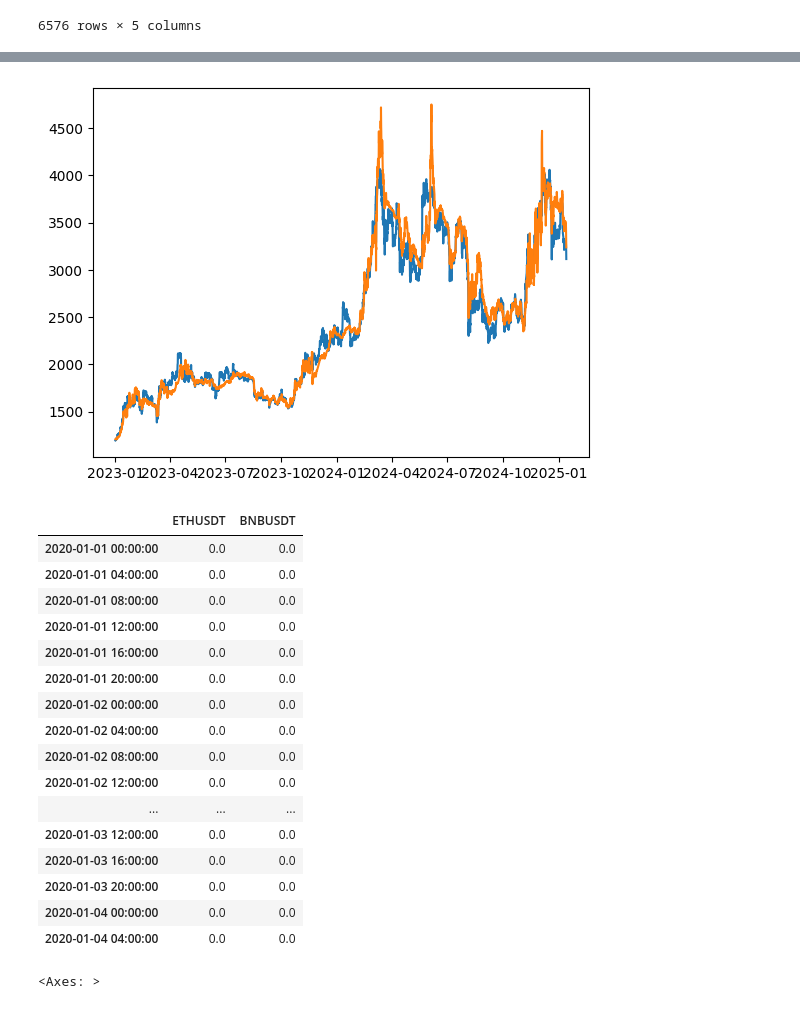
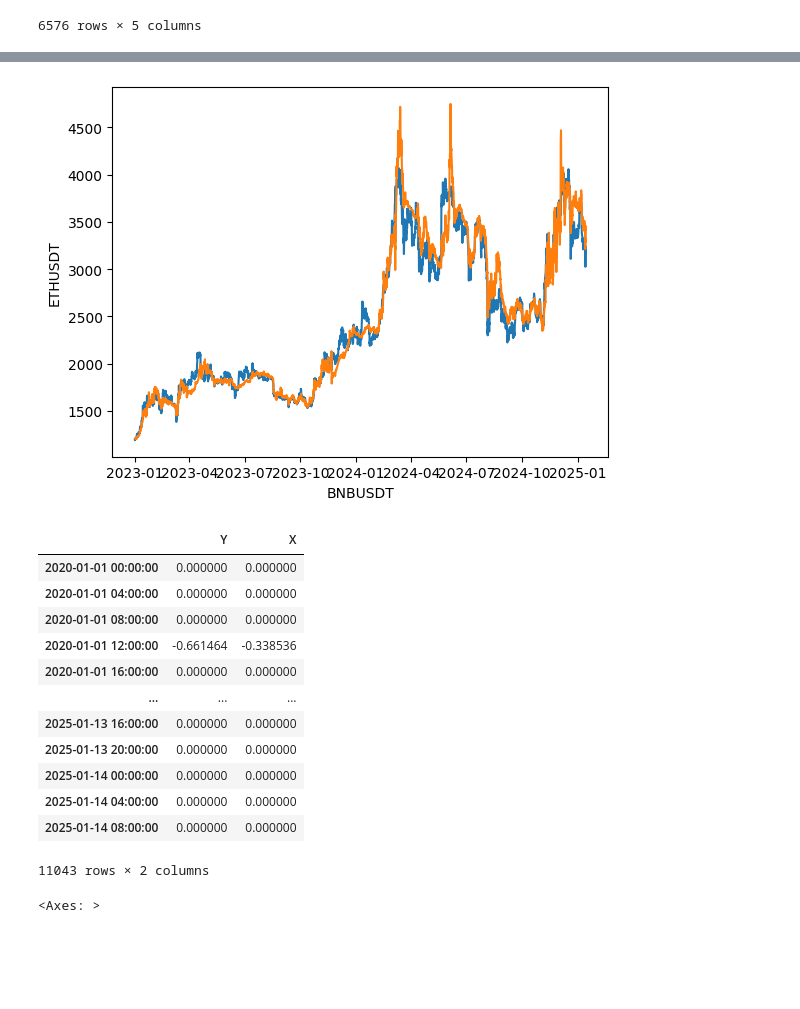
Before and after one commit to wbchristerson/jn-learning, a Jupyter notebook: cryptocurrency_stat_arb.ipynb, the cells around one changed output, grey strips where cells are left out. Cells and saved outputs as stored; diff of their text form; code cells hidden in the pictures; blank space fills up the shorter version.

Commit message:
refactor OLS signal logic into re-usable functions, use OLS regression for returns on specific coin pair rather than price

```diff
--- a/cryptocurrency_stat_arb.ipynb
+++ b/cryptocurrency_stat_arb.ipynb
@@ -1676,45 +1688,44 @@ signal_df
 # %%
 import matplotlib.pyplot as plt
 
 fig, ax = plt.subplots()
-ax.plot(signal_df["ETHUSDT"].loc[pd.to_datetime("2023-01-01 00:00:00"):])
-ax.plot((signal_df["BNBUSDT"] * signal_df["beta"] + signal_df["alpha"]).loc[pd.to_datetime("2023-01-01 00:00:00"):])
+ax.plot(eth_bnb_rb_price_signal_df["Y"].loc[pd.to_datetime("2023-01-01 00:00:00"):])
+ax.plot((eth_bnb_rb_price_signal_df["X"] * signal_df["beta"] + signal_df["alpha"]).loc[pd.to_datetime("2023-01-01 00:00:00"):])
+plt.xlabel("BNBUSDT")
+plt.ylabel("ETHUSDT")
 plt.show()
 # %% [output]
-[figure, old version]
+[figure, new version]
 # %%
-pairs_trading_holdings = pd.DataFrame(index=signal_df.index)
+def strat_6_get_holdings_based_on_z_score(signal_df, threshold):
+    pairs_trading_holdings = pd.DataFrame(index=signal_df.index)
+    pairs_trading_holdings["Y"] = 0.0
+    pairs_trading_holdings["X"] = 0.0
 
-threshold = 3.0
+    pairs_trading_holdings.loc[signal_df["z-score"] > threshold, "Y"] = -1.0
+    pairs_trading_holdings.loc[signal_df["z-score"] < -threshold, "Y"] = 1.0
 
-pairs_trading_holdings["ETHUSDT"] = 0.0
-pairs_trading_holdings["BNBUSDT"] = 0.0
+    pairs_trading_holdings.loc[signal_df["z-score"] > threshold, "X"] = signal_df.loc[signal_df["z-score"] > threshold, "beta"]
+    pairs_trading_holdings.loc[signal_df["z-score"] < -threshold, "X"] = -signal_df.loc[signal_df["z-score"] < -threshold, "beta"]
 
-pairs_trading_holdings.loc[signal_df["z-score"] > threshold, "ETHUSDT"] = -1.0
-pairs_trading_holdings.loc[signal_df["z-score"] < -threshold, "ETHUSDT"] = 1.0
+    pairs_trading_holdings = pairs_trading_holdings.divide(pairs_trading_holdings.abs().sum(axis=1), axis=0)
+    pairs_trading_holdings = pairs_trading_holdings.fillna(0)
 
-pairs_trading_holdings.loc[signal_df["z-score"] > threshold, "BNBUSDT"] = signal_df.loc[signal_df["z-score"] > threshold, "beta"]
-pairs_trading_holdings.loc[signal_df["z-score"] < -threshold, "BNBUSDT"] = -signal_df.loc[signal_df["z-score"] < -threshold, "beta"]
+    return pairs_trading_holdings
 
-pairs_trading_holdings = pairs_trading_holdings.divide(pairs_trading_holdings.abs().sum(axis=1), axis=0)
-pairs_trading_holdings = pairs_trading_holdings.fillna(0)
-
-pairs_trading_holdings.head(20)
+strat_6_eth_bnb_rb_price_holdings = strat_6_get_holdings_based_on_z_score(eth_bnb_rb_price_signal_df, 1.0)
+strat_6_eth_bnb_rb_price_holdings
 # %% [output]
-|  | ETHUSDT | BNBUSDT |
-| 2020-01-01 00:00:00 | 0.0 | 0.0 |
-| 2020-01-01 04:00:00 | 0.0 | 0.0 |
-| 2020-01-01 08:00:00 | 0.0 | 0.0 |
-| 2020-01-01 12:00:00 | 0.0 | 0.0 |
-| 2020-01-01 16:00:00 | 0.0 | 0.0 |
-| 2020-01-01 20:00:00 | 0.0 | 0.0 |
-| 2020-01-02 00:00:00 | 0.0 | 0.0 |
-| 2020-01-02 04:00:00 | 0.0 | 0.0 |
-| 2020-01-02 08:00:00 | 0.0 | 0.0 |
-| 2020-01-02 12:00:00 | 0.0 | 0.0 |
+|  | Y | X |
+| 2020-01-01 00:00:00 | 0.000000 | 0.000000 |
+| 2020-01-01 04:00:00 | 0.000000 | 0.000000 |
+| 2020-01-01 08:00:00 | 0.000000 | 0.000000 |
+| 2020-01-01 12:00:00 | -0.661464 | -0.338536 |
+| 2020-01-01 16:00:00 | 0.000000 | 0.000000 |
 | ... | ... | ... |
-| 2020-01-03 12:00:00 | 0.0 | 0.0 |
-| 2020-01-03 16:00:00 | 0.0 | 0.0 |
-| 2020-01-03 20:00:00 | 0.0 | 0.0 |
-| 2020-01-04 00:00:00 | 0.0 | 0.0 |
-| 2020-01-04 04:00:00 | 0.0 | 0.0 |
+| 2025-01-13 16:00:00 | 0.000000 | 0.000000 |
+| 2025-01-13 20:00:00 | 0.000000 | 0.000000 |
+| 2025-01-14 00:00:00 | 0.000000 | 0.000000 |
+| 2025-01-14 04:00:00 | 0.000000 | 0.000000 |
+| 2025-01-14 08:00:00 | 0.000000 | 0.000000 |
+11043 rows × 2 columns
```
Also changed, not shown: parts of 83 cells of this notebook.
